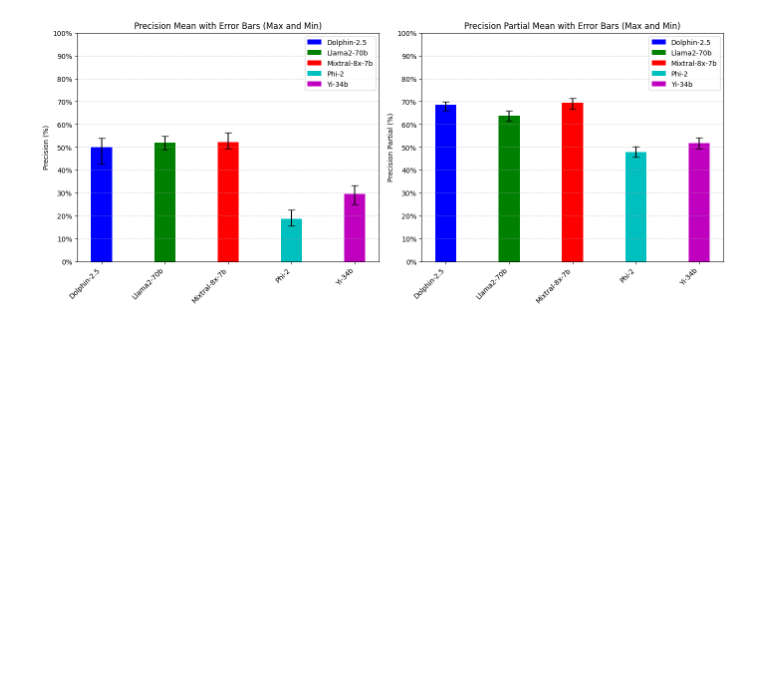
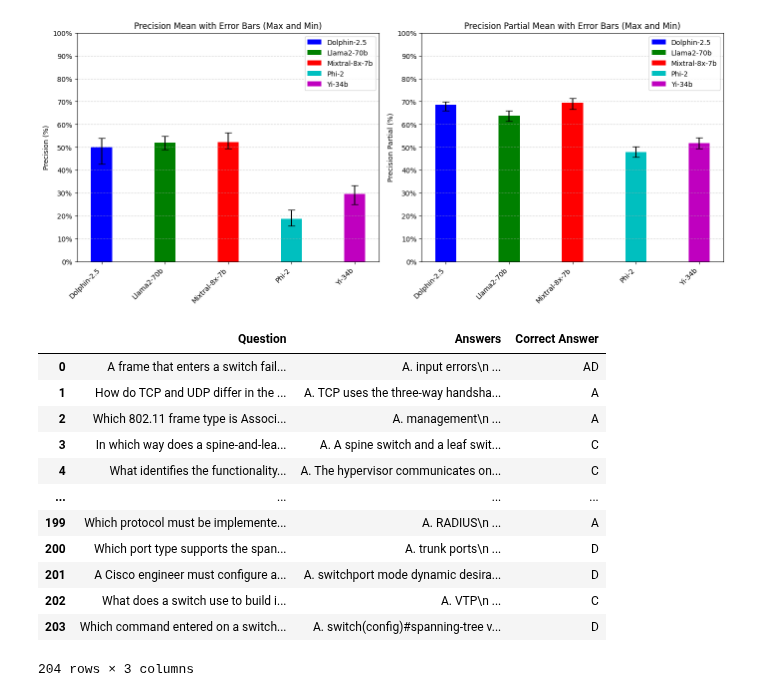
Before and after one commit to cybercampus-se/GenAICyberSecMCQA, a Jupyter notebook: src/mcqa_LLM.ipynb, the cells around one changed output. Drawn from its saved outputs; the diff is of its cells as text; code cells hidden in the pictures; blank space fills up the shorter version.

```diff
--- a/src/mcqa_LLM.ipynb
+++ b/src/mcqa_LLM.ipynb
@@ -668,0 +670,17 @@ Model: Dolphin-2.5
+# %%
+questions  = pd.read_excel("../data/201-301-CCNA.xlsx")
+questions
+# %% [output]
+|  | Question | Answers | Correct Answer |
+| 0 | A frame that enters a switch fail... | A. input errors\n ... | AD |
+| 1 | How do TCP and UDP differ in the ... | A. TCP uses the three-way handsha... | A |
+| 2 | Which 802.11 frame type is Associ... | A. management\n ... | A |
+| 3 | In which way does a spine-and-lea... | A. A spine switch and a leaf swit... | C |
+| 4 | What identifies the functionality... | A. The hypervisor communicates on... | C |
+| ... | ... | ... | ... |
+| 199 | Which protocol must be implemente... | A. RADIUS\n ... | A |
+| 200 | Which port type supports the span... | A. trunk ports\n ... | D |
+| 201 | A Cisco engineer must configure a... | A. switchport mode dynamic desira... | D |
+| 202 | What does a switch use to build i... | A. VTP\n ... | C |
+| 203 | Which command entered on a switch... | A. switch(config)#spanning-tree v... | D |
+204 rows × 3 columns
```
Also changed, not shown: parts of 5 cells of this notebook, 4 other files.
